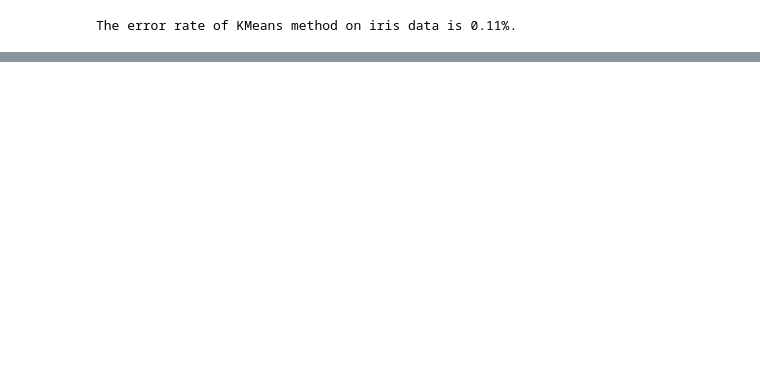
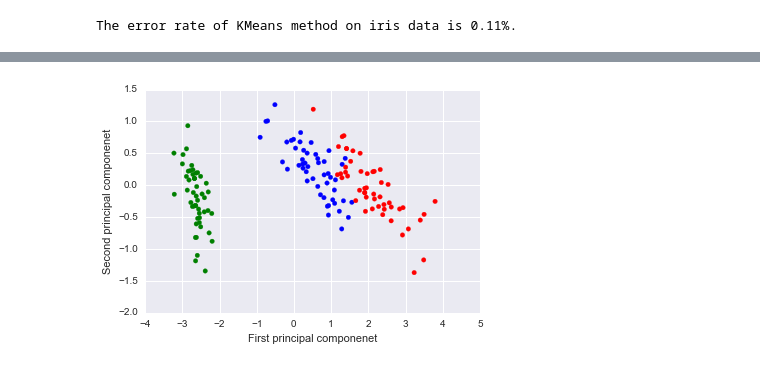
Before and after one commit to edging1218/Sklearn, a Jupyter notebook: Unsupervised_learning/KMeans_Iris.ipynb, the cells around one changed output, grey strips where cells are left out. Saved outputs shown, nothing was run; the diff lists cells and outputs as text; code cells hidden in the pictures; blank space fills up the shorter version.

Commit message:
add pca and lda toiris data

```diff
--- a/Unsupervised_learning/KMeans_Iris.ipynb
+++ b/Unsupervised_learning/KMeans_Iris.ipynb
@@ -72,0 +108,12 @@ The error rate of KMeans method on iris data is 0.11%.
+# %%
+
+from scipy.stats import pearsonr
+pca = PCA(n_components=2)
+X_pca = pca.fit(X_iris).transform(X_iris)
+print 'The means are:'
+print(pca.mean_)
+print 'The two components are:'
+print(pca.components_)
+print('Explained variance ratio (first two components): %s' % str(pca.explained_variance_ratio_))
+correlation, pvalue = pearsonr(X_pca[:,0], X_pca[:,1])
+print 'The correlation between the new X set is %0.2f. Therefore, PCA uncorrelates the data' % correlation
@@ -72,0 +128,7 @@ The error rate of KMeans method on iris data is 0.11%.
+# %%
+plt.scatter(X_pca[:, 0], X_pca[:, 1], color = [kc[i] for i in Y_iris])
+plt.xlabel('First principal componenet')
+plt.ylabel('Second principal componenet')
+plt.show()
+# %% [output]
+[figure, added]
```
Also changed, not shown: parts of 14 cells of this notebook.
